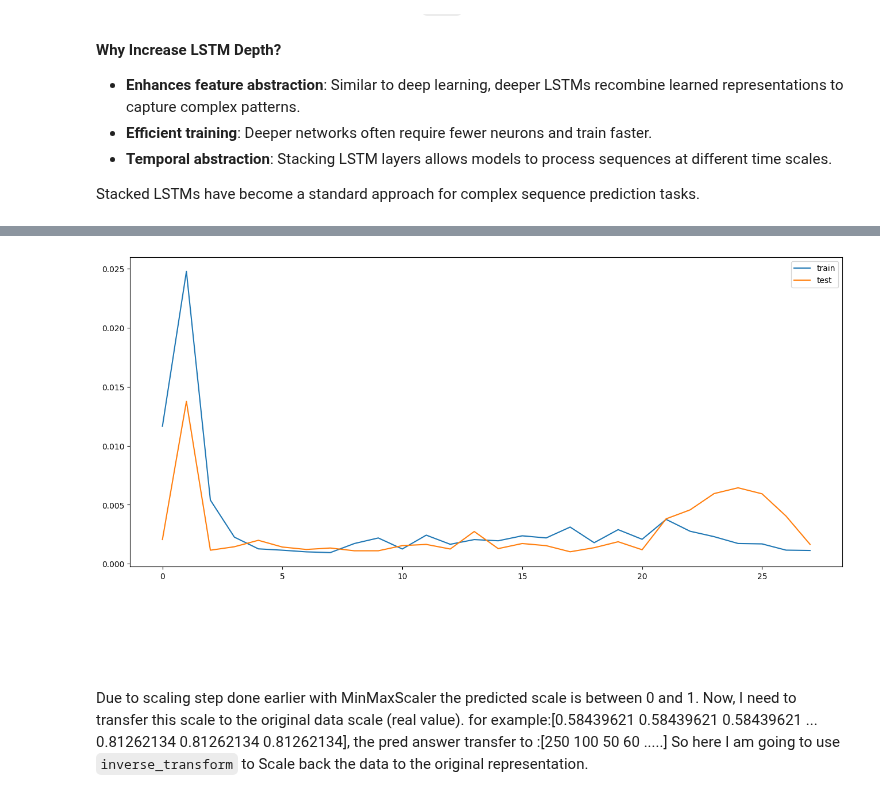
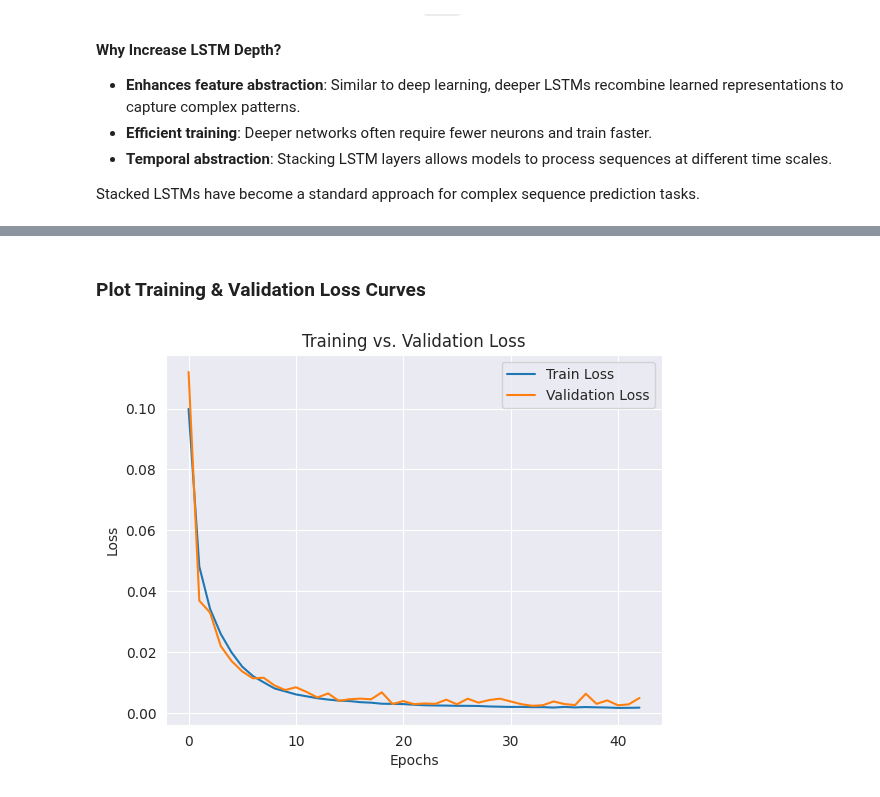
Before and after one commit to bonareri/Cryptocurrency-Price-Prediction-, a Jupyter notebook: lstm_model.ipynb, the cells around one changed output, grey strips where cells are left out. Saved outputs shown, nothing was run; the diff lists cells and outputs as text; code cells hidden in the pictures.

Commit message:
LSTM Model

```diff
--- a/lstm_model.ipynb
+++ b/lstm_model.ipynb
@@ -393,0 +254,35 @@ model_from_saved_checkpoint = load_model(checkpoint_path)
+# %%
+# Define Early Stopping to prevent overfitting
+early_stopping = EarlyStopping(
+    monitor='val_loss',
+    patience=10,
+    restore_best_weights=True,
+    verbose=1
+)
+
+# Build an improved LSTM model
+model = Sequential([
+    LSTM(units=40, return_sequences=True, activation='tanh',
+         kernel_regularizer=l2(0.001), input_shape=(trainX.shape[1], 1)),
+    Dropout(0.3),  # Increased dropout
+
+    LSTM(units=30, return_sequences=False, activation='tanh',
+         kernel_regularizer=l2(0.001)),
+    Dropout(0.3),
+
+    Dense(units=20, activation='relu'),
+    Dense(units=1)  # Output layer (linear activation for regression)
+])
+
+# Compile the model with a lower learning rate
+model.compile(optimizer=Adam(learning_rate=0.0005), loss='mean_squared_error')
+
+# Train the model with early stopping and a larger batch size
+history = model.fit(
+    trainX, trainY,
+    epochs=100,
+    batch_size=64,  # Increased batch size
+    validation_data=(testX, testY),
+    callbacks=[early_stopping],
+    verbose=1
+)
@@ -394,20 +319,13 @@ model_from_saved_checkpoint = load_model(checkpoint_path)
+# %% [markdown]
+### Plot Training & Validation Loss Curves
 # %%
-plt.figure(figsize=(16,7))
-plt.plot(history.history['loss'], label='train')
-
-plt.plot(history.history['val_loss'], label='test')
+# Plot training and validation loss
+plt.plot(history.history['loss'], label='Train Loss')
+plt.plot(history.history['val_loss'], label='Validation Loss')
+plt.xlabel('Epochs')
+plt.ylabel('Loss')
+plt.title('Training vs. Validation Loss')
 plt.legend()
 plt.show()
 # %% [output]
-[figure, old version]
+[figure, new version]
-# %% [markdown]
-<div style="background: linear-gradient(45deg, #FFC300, #FF5733, #C70039, #900C3F); padding: 10px; border-radius: 5px; display: flex; align-items: center;">
-    <h3 style="font-weight: bold; color: white; margin: 0 auto;"> LSTM Predictions using testX and plotting line graph against Actual testY </h3>
-</div>
-
-
-
-
-Due to scaling step done earlier with MinMaxScaler the predicted scale is between 0 and 1.
-Now, I need to transfer this scale to the original data scale (real value). for example:[0.58439621 0.58439621 0.58439621 ... 0.81262134 0.81262134 0.81262134], the pred answer transfer to :[250 100 50 60 .....]
-So here I am going to use `inverse_transform` to Scale back the data to the original representation.
```
Also changed, not shown: parts of 55 cells of this notebook.
